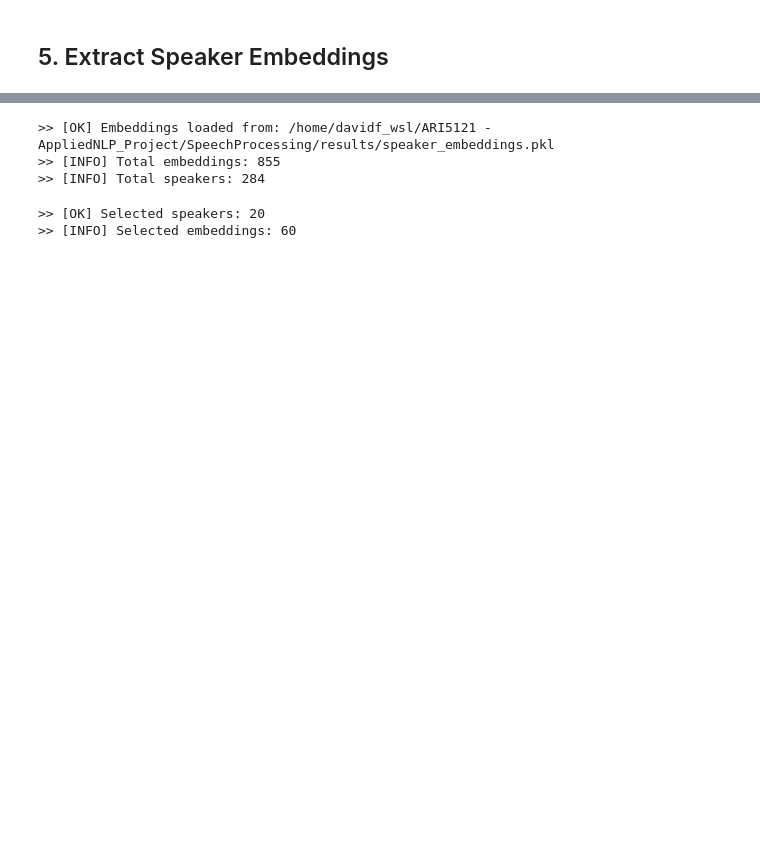
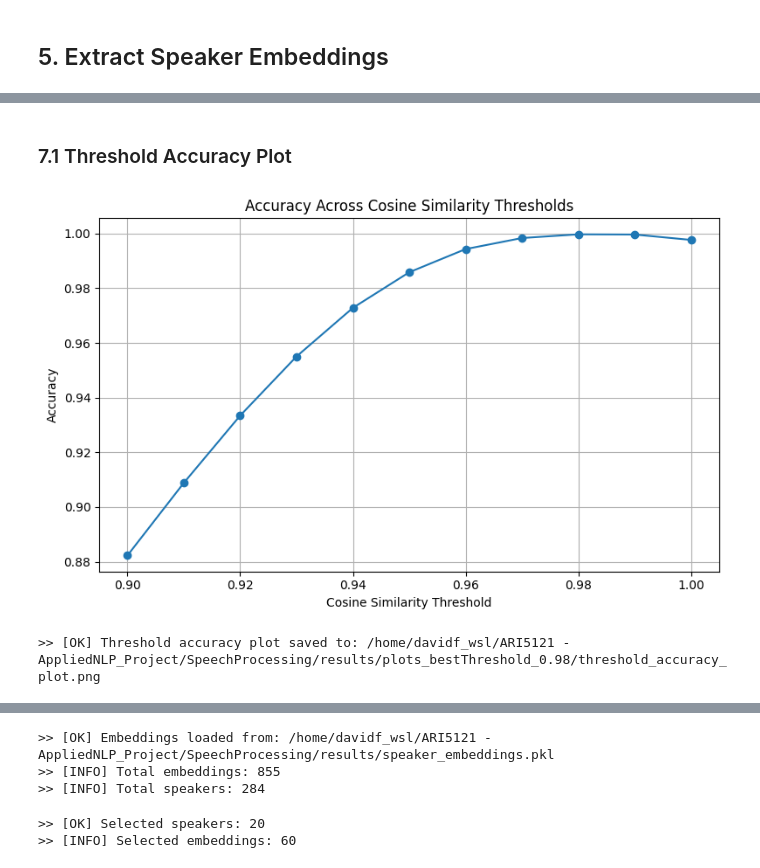
Before and after one commit to DavidF-22/ARI5121-AppliedNLP_Project, a Jupyter notebook: SpeechProcessing/src/SVS_Analysis_and_Eval.ipynb, the cells around one changed output, grey strips where cells are left out. Drawn from its saved outputs; the diff is of its cells as text; code cells hidden in the pictures; blank space fills up the shorter version.

```diff
--- a/SpeechProcessing/src/SVS_Analysis_and_Eval.ipynb
+++ b/SpeechProcessing/src/SVS_Analysis_and_Eval.ipynb
@@ -378,0 +387,2 @@ print(f">> [INFO] Best accuracy: {best_result['accuracy']:.3f}")
+# %% [markdown]
+### 7.1 Threshold Accuracy Plot
@@ -378,0 +392,22 @@ print(f">> [INFO] Best accuracy: {best_result['accuracy']:.3f}")
+# %%
+plt.figure(figsize=(8, 5))
+plt.plot(
+    threshold_results_df["threshold"],
+    threshold_results_df["accuracy"],
+    marker="o"
+)
+
+plt.title("Accuracy Across Cosine Similarity Thresholds")
+plt.xlabel("Cosine Similarity Threshold")
+plt.ylabel("Accuracy")
+plt.grid(True)
+plt.tight_layout()
+
+threshold_plot_path = PLOTS_PATH / "threshold_accuracy_plot.png"
+plt.savefig(threshold_plot_path, dpi=300, bbox_inches="tight")
+plt.show()
+
+print(f">> [OK] Threshold accuracy plot saved to: {threshold_plot_path.resolve()}")
+# %% [output]
+[figure, added]
+>> [OK] Threshold accuracy plot saved to: /home/davidf_wsl/ARI5121 - AppliedNLP_Project/SpeechProcessing/results/plots_bestThreshold_0.98/threshold_accuracy_plot.png
```
Also changed, not shown: parts of 25 cells of this notebook.
